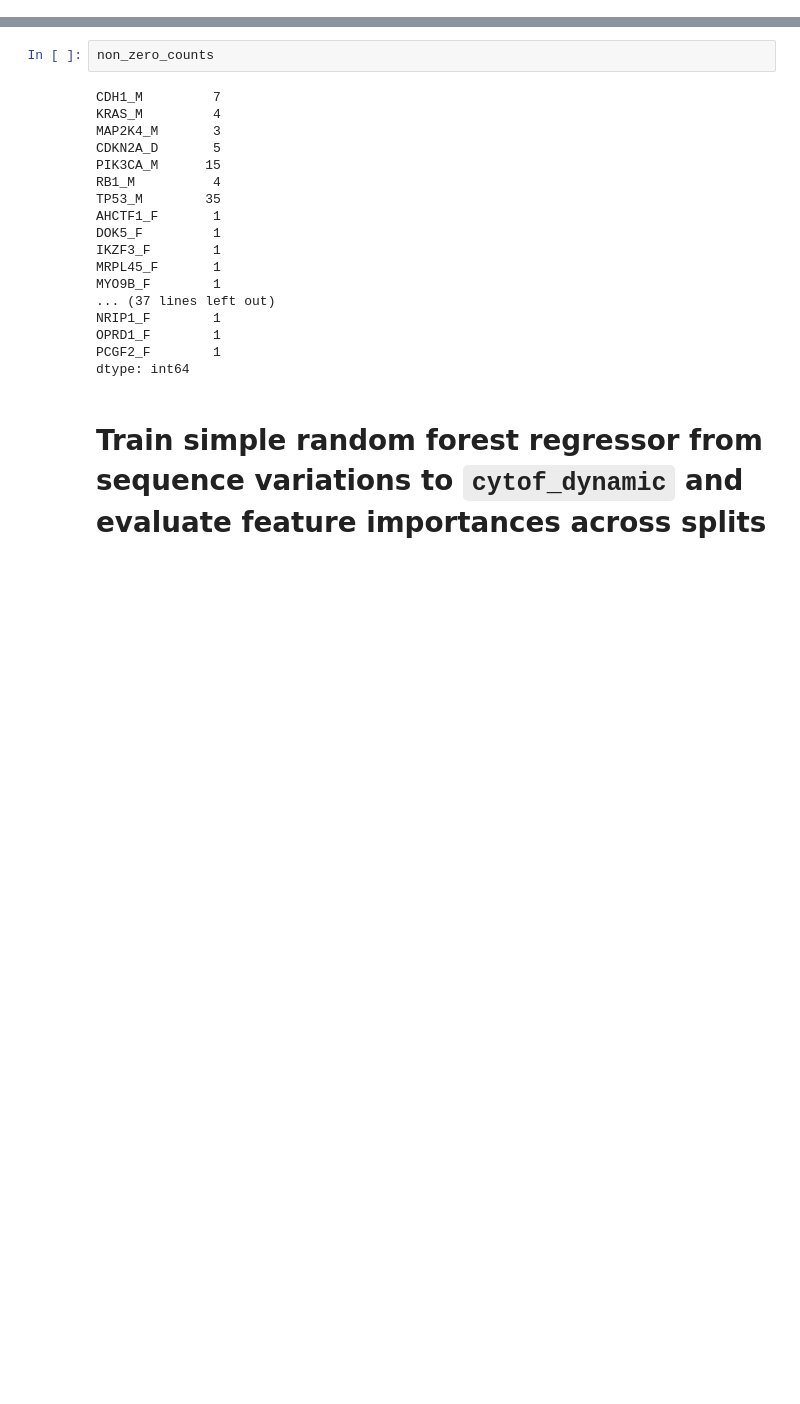
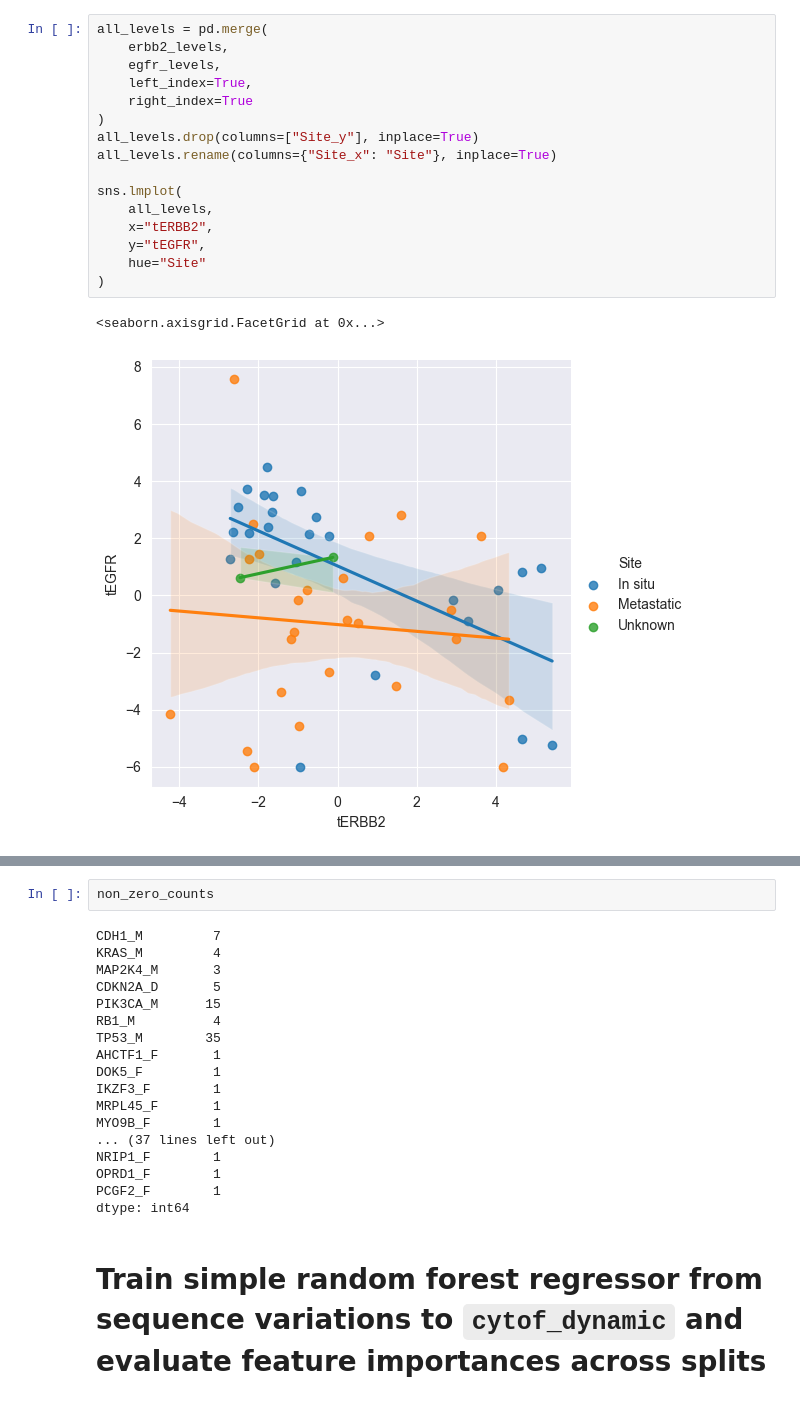
Before and after one commit to frohlich-lab/DeepMechanisticModels, a Jupyter notebook: cellosaurus_annot_EDA.ipynb, the cells around one changed output, grey strips where cells are left out. Cells and saved outputs as stored; diff of their text form; blank space fills up the shorter version.

```diff
--- a/cellosaurus_annot_EDA.ipynb
+++ b/cellosaurus_annot_EDA.ipynb
@@ -7,0 +124,19 @@ File 'cellosaurus.txt' already exists in /Users/fabring/Desktop/DeepMechanisticM
+# %%
+all_levels = pd.merge(
+    erbb2_levels,
+    egfr_levels,
+    left_index=True,
+    right_index=True
+)
+all_levels.drop(columns=["Site_y"], inplace=True)
+all_levels.rename(columns={"Site_x": "Site"}, inplace=True)
+
+sns.lmplot(
+    all_levels,
+    x="tERBB2",
+    y="tEGFR",
+    hue="Site"
+)
+# %% [output]
+<seaborn.axisgrid.FacetGrid at 0x...>
+[figure, added]
```
Also changed, not shown: parts of 43 cells of this notebook.
